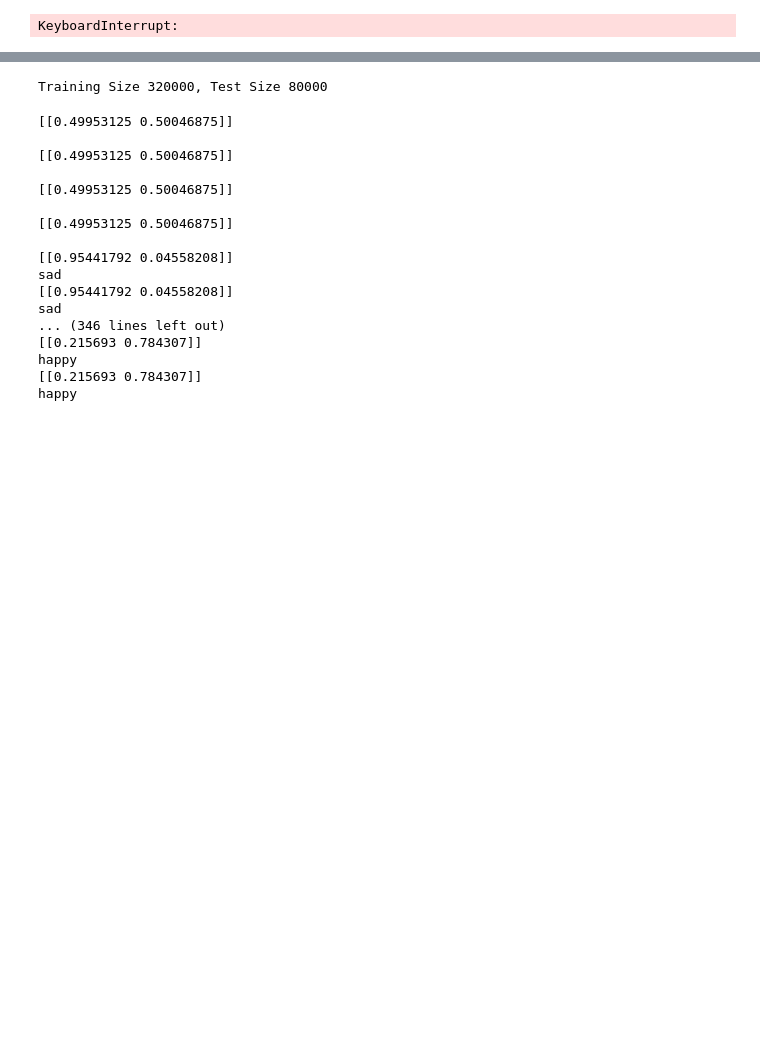
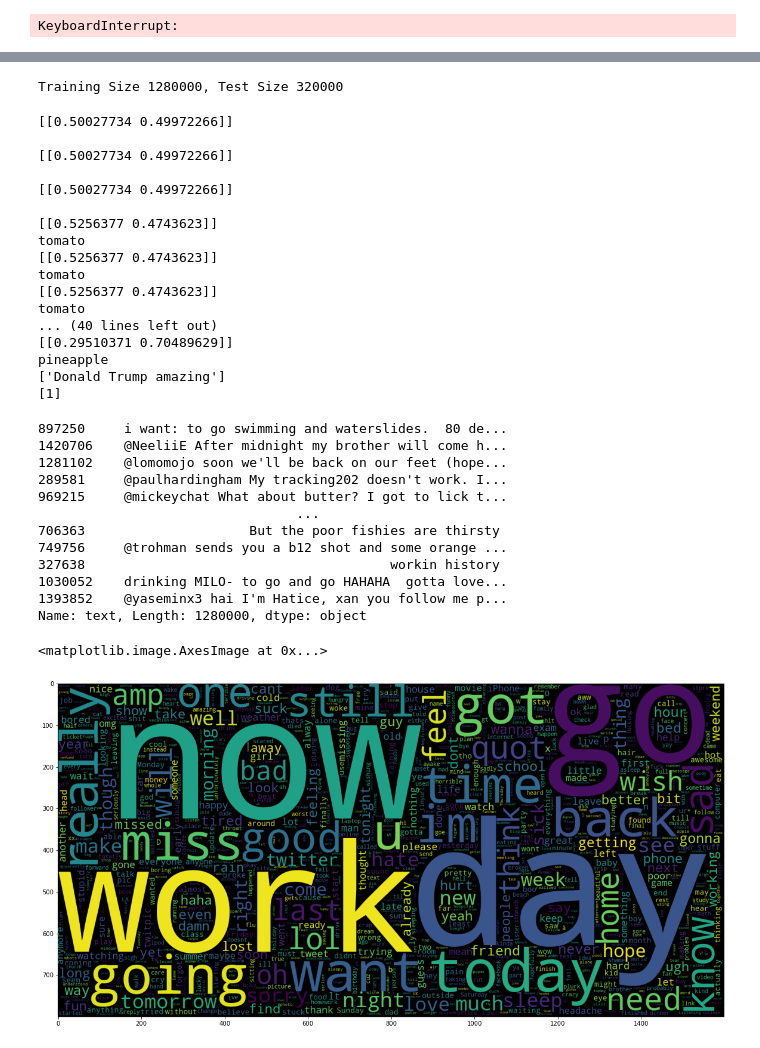
Before and after one commit to tsherman181/MDST_Twitter, a Jupyter notebook: Modified.ipynb, the cells around one changed output, grey strips where cells are left out. Saved outputs shown, nothing was run; the diff lists cells and outputs as text; code cells hidden in the pictures; blank space fills up the shorter version.

```diff
--- a/Modified.ipynb
+++ b/Modified.ipynb
@@ -88,8 +88,6 @@ pipeline = Pipeline([
     ('tfidf', TfidfTransformer()),  # integer counts to weighted TF-IDF scores
     ('classifier', MultinomialNB()),  # train on TF-IDF vectors w/ Naive Bayes classifier
 ])
-# %%
-df = df.sample(frac = 0.5)
 # %%
 # Creates clean csv
 cleandata = []
@@ -115,5 +113,3 @@ print(df['text'].size)
-# %%
-df = df.sample(frac = 0.5)
 # %%
 msg_train, msg_test, label_train, label_test = train_test_split(df['text'], df['target'], test_size=0.2)
 pipeline.fit(msg_train,label_train)
@@ -137,7 +133,7 @@ weighted avg       0.78      0.77      0.77    160000
 # %%
 print("Training Size {}, Test Size {}".format(label_train.size,label_test.size))
 # %% [output]
-Training Size 320000, Test Size 80000
+Training Size 1280000, Test Size 320000
 # %%
 import tkinter as tk
 from tkinter import ttk
@@ -153,24 +149,36 @@ win.configure(bg="black")
 
 
 lbl = ttk.Label(win, text = "Enter the name:").grid(column = 0, row = 0)# Click event
+def strike(text):
+    result = ''
+    for c in text:
+        result = result + c + '\u0336'
+    return result
 def outputanalysis():
     text = [name.get()]
     print(pipeline.predict_proba(text))
     if running:
         print(name.get())
     win.after(1000,outputanalysis)
+    if "Tom" in name.get():
+        output = ttk.Label(win, font=("Arial", 25) ,text = "Very {} horrible {}".format(strike("bad"),pipeline.predict(["Fuck Sad"])[0])).grid(column = 1, row = 2)# Click event
+    elif "MDST" in name.get():
+        output = ttk.Label(win, font=("Arial", 25) ,text = "MDST {} is cool :D {}".format(strike("sucks"),pipeline.predict(["Happy Happy"])[0])).grid(column = 1, row = 2)# Click event
+    elif(pipeline.predict([name.get()])[0] > 0.5):
+        output = ttk.Label(win, font=("Arial", 25) ,text = "Message is Happy    {}".format(pipeline.predict([name.get()])[0])).grid(column = 1, row = 2)# Click event
 
-    if(pipeline.predict([name.get()])[0] > 0.5):
-        output = ttk.Label(win, font=("Arial", 25) ,text = "Output the number: Happy {}".format(pipeline.predict([name.get()]))).grid(column = 1, row = 2)# Click event
+    elif(pipeline.predict([name.get()])[0] < 0.5):
+        output = ttk.Label(win, font=("Arial", 25) ,text = "Message is Sad      {}".format(pipeline.predict([name.get()])[0])).grid(column = 1, row = 2)# Click event
 
-    if(pipeline.predict([name.get()])[0] < 0.5):
-        output = ttk.Label(win, font=("Arial", 25) ,text = "Output the number: Sad {}".format(pipeline.predict([name.get()]))).grid(column = 1, row = 2)# Click event
+
 
 
 
     #output = ttk.Label(win, text = "Output the number: {}".format(pipeline.predict([name.get()]))).grid(column = 1, row = 2)# Click event
 
     final = ttk.Label(win, text = pipeline.predict_proba(text)).grid(column = 1, row = 3)# Click event
+    if name.get() == "MDST":
+        final = ttk.Label(win, text = pipeline.predict_proba(["happy"])).grid(column = 1, row = 3)# Click event
 def stop():
     global running
     running = False
@@ -229,30 +237,50 @@ text = ["Donald Trump amazing"]
 print(text)
 print(pipeline.predict(text))
 # %% [output]
-[[0.49953125 0.50046875]]
+[[0.50027734 0.49972266]]
 
-[[0.49953125 0.50046875]]
+[[0.50027734 0.49972266]]
 
-[[0.49953125 0.50046875]]
+[[0.50027734 0.49972266]]
 
-[[0.49953125 0.50046875]]
-
-[[0.95441792 0.04558208]]
-sad
-[[0.95441792 0.04558208]]
-sad
-... (346 lines left out)
-[[0.215693 0.784307]]
-happy
-[[0.215693 0.784307]]
-happy
+[[0.5256377 0.4743623]]
+tomato
+[[0.5256377 0.4743623]]
+tomato
+[[0.5256377 0.4743623]]
+tomato
+... (40 lines left out)
+[[0.29510371 0.70489629]]
+pineapple
+['Donald Trump amazing']
+[1]
 # %%
+from wordcloud import WordCloud, STOPWORDS, ImageColorGenerator
 data_pos = df[df['target'] == 1]
 data_neg = df[df['target'] == 0]
 print(msg_train)
 data_neg = data_neg
 neg_text = data_neg['text']
+
 plt.figure(figsize = (20,20))
 wc = WordCloud(max_words = 1000 , width = 1600 , height = 800,
+               collocations=False).generate(" ".join(["MDST","MDST","Michigan","MDST","MDST","MDST","Twitter","Tom","Me"]))
+plt.imshow(wc)
+tc = WordCloud(max_words = 1000 , width = 1600 , height = 800,
                collocations=False).generate(" ".join(neg_text))
-plt.imshow(wc)
+plt.imshow(tc)
+# %% [output]
+897250     i want: to go swimming and waterslides.  80 de...
+1420706    @NeeliiE After midnight my brother will come h...
+1281102    @lomomojo soon we'll be back on our feet (hope...
+289581     @paulhardingham My tracking202 doesn't work. I...
+969215     @mickeychat What about butter? I got to lick t...
+                                 ...
+706363                     But the poor fishies are thirsty
+749756     @trohman sends you a b12 shot and some orange ...
+327638                                       workin history
+1030052    drinking MILO- to go and go HAHAHA  gotta love...
+1393852    @yaseminx3 hai I'm Hatice, xan you follow me p...
+Name: text, Length: 1280000, dtype: object
+<matplotlib.image.AxesImage at 0x...>
+[figure, added]
```
Also changed, not shown: parts of 4 cells of this notebook.
